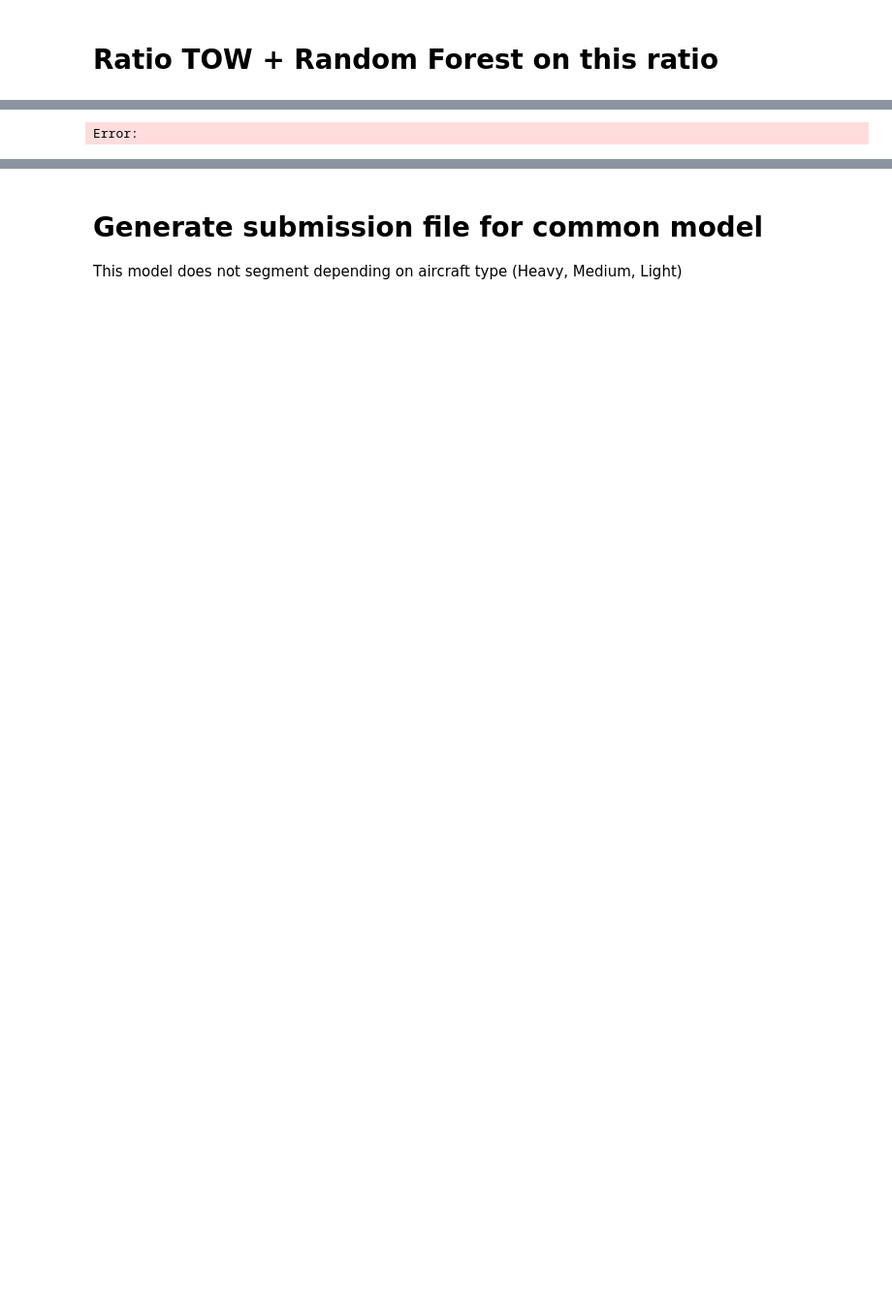
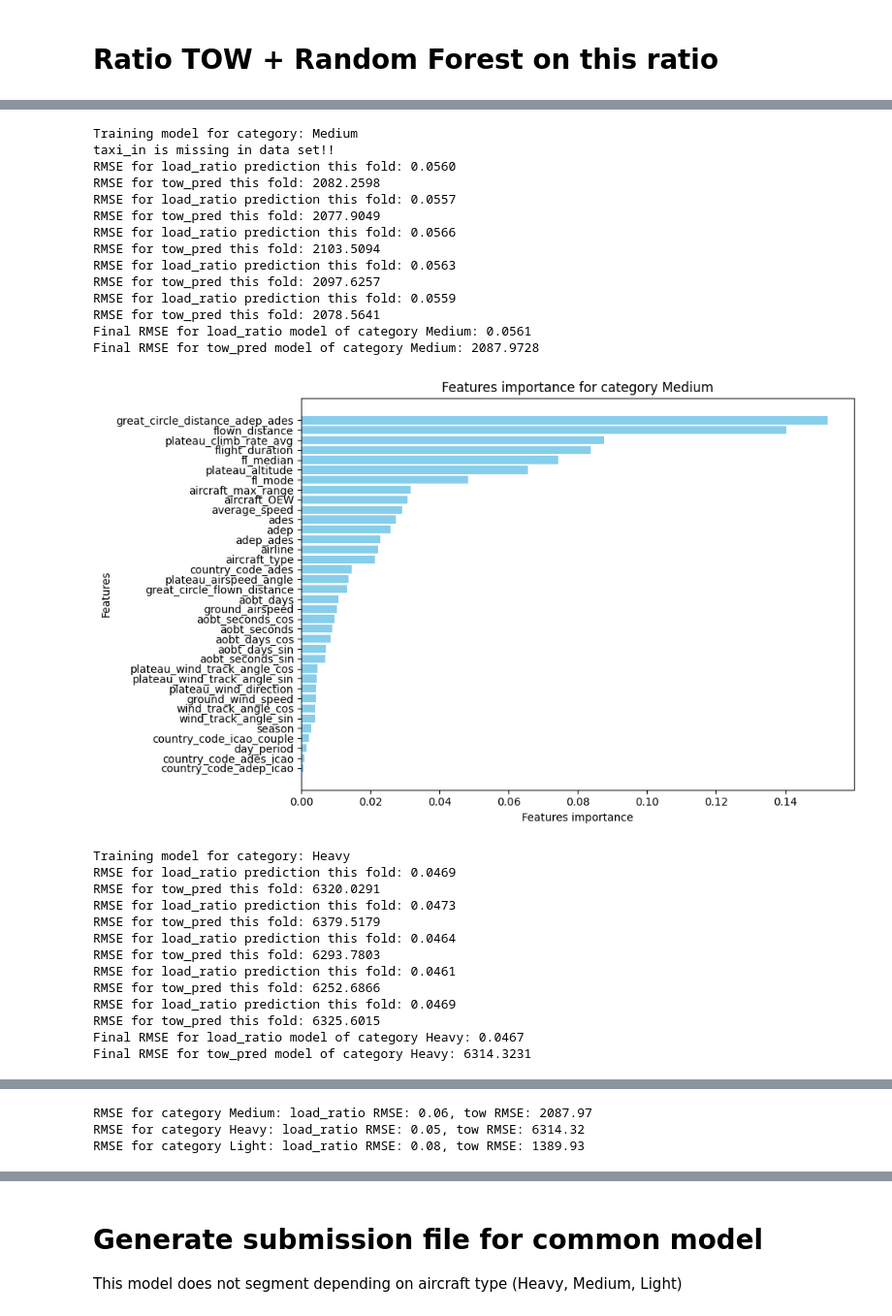
Before and after one commit to PRC-Data-Challenge-2024/team_versatile_yacht, a Jupyter notebook: rf_model.ipynb, the cells around one changed output, grey strips where cells are left out. Shown at 97% size. Cells and saved outputs as stored; diff of their text form; code cells hidden in the pictures; blank space fills up the shorter version.

```diff
--- a/rf_model.ipynb
+++ b/rf_model.ipynb
@@ -231,7 +255,7 @@ df_flight = df_flight[(df_flight['load_ratio'] > 0) & (df_flight['load_ratio'] <
 # List of categorical columns to be encoded
 categorical_cols = [
     'adep',
-    'country_code_adep',
+    'country_code_adep_x',
     'ades',
     'country_code_ades',
     'airline',
@@ -276,7 +300,7 @@ for category in aircraft_categories:
             'adep', 'ades', 'flight_duration',
             'great_circle_distance_adep_ades', 'aircraft_type',
             'country_code_ades', 'average_speed',
-            'fl_mode','fl_median'
+            'fl_mode','fl_median',
             'adep_ades', 'airline', 'great_circle_flown_distance',
             'season', 'day_period',
             'aircraft_OEW', 'plateau_climb_rate_avg', 'plateau_altitude',
@@ -292,7 +316,7 @@ for category in aircraft_categories:
             'adep', 'ades', 'flight_duration', 'flown_distance',
             'aircraft_type', 'country_code_ades', 'average_speed',
             'fl_mode','fl_max','fl_median', 'airline', 'taxiout_time',
-            'season', 'day_period', 'country_code_adep',
+            'season', 'day_period', 'country_code_adep_x',
             'aircraft_MTOW', 'plateau_climb_rate_avg', 'plateau_altitude',
             'aobt_seconds_cos', 'aobt_seconds_sin', 'aobt_days_cos', 'aobt_days_sin',
             'ground_airspeed','ground_wind_speed','wind_track_angle_cos','wind_track_angle_sin',
@@ -305,7 +329,7 @@ for category in aircraft_categories:
             'adep', 'ades', 'flight_duration',
             'great_circle_distance_adep_ades', 'aircraft_type',
             'country_code_ades', 'average_speed',
-            'fl_mode','fl_median', 'airline', 'country_code_adep',
+            'fl_mode','fl_median', 'airline', 'country_code_adep_x',
             'day_period', 'plateau_climb_rate_avg', 'plateau_altitude',
             'aobt_seconds_cos', 'aobt_seconds_sin', 'aobt_days_cos', 'aobt_days_sin',
             'ground_airspeed','ground_wind_speed','wind_track_angle_cos','wind_track_angle_sin',
@@ -369,31 +393,58 @@ for category in aircraft_categories:
 
     # Save the trained model to a .pkl file
     model_filename = os.path.join(output_dir, f'random_forest_model_{category}.pkl')
     joblib.dump(model, model_filename)
 
     # Get feature importances from the trained model
     feature_importances = model.feature_importances_
 
     # Sort features and their importances
     sorted_idx = np.argsort(feature_importances)  # Get indices of features sorted by importance
     sorted_features = np.array(selected_features)[sorted_idx]
     sorted_importances = feature_importances[sorted_idx]
 
     # Visualize feature importances using a horizontal bar chart
     plt.figure(figsize=(10, 6))
     plt.barh(sorted_features, sorted_importances, color='skyblue')
     plt.xlabel('Features importance')  # X-axis label
     plt.ylabel('Features')                  # Y-axis label
     plt.title(f'Features importance for category {category}')  # Plot title
     plt.tight_layout()  # Adjust layout to fit labels
     plt.show()  # Display the feature importance plot
 
 # Display RMSE results for each aircraft category
 for category, rmse in rmse_results.items():
     print(f"RMSE for category {category}: load_ratio RMSE: {rmse['load_ratio_rmse']:.2f}, tow RMSE: {rmse['tow_rmse']:.2f}")
 
 # Save RMSE results into a CSV file for further analysis
 rmse_df = pd.DataFrame(rmse_results.items(), columns=['Aircraft Category', 'RMSE'])
 rmse_df.to_csv('./rmse_results.csv', index=False)  # Save to CSV
 # %% [output]
-Error:
+Training model for category: Medium
+taxi_in is missing in data set!!
+RMSE for load_ratio prediction this fold: 0.0560
+RMSE for tow_pred this fold: 2082.2598
+RMSE for load_ratio prediction this fold: 0.0557
+RMSE for tow_pred this fold: 2077.9049
+RMSE for load_ratio prediction this fold: 0.0566
+RMSE for tow_pred this fold: 2103.5094
+RMSE for load_ratio prediction this fold: 0.0563
+RMSE for tow_pred this fold: 2097.6257
+RMSE for load_ratio prediction this fold: 0.0559
+RMSE for tow_pred this fold: 2078.5641
+Final RMSE for load_ratio model of category Medium: 0.0561
+Final RMSE for tow_pred model of category Medium: 2087.9728
+[figure, added]
+Training model for category: Heavy
+RMSE for load_ratio prediction this fold: 0.0469
+RMSE for tow_pred this fold: 6320.0291
+RMSE for load_ratio prediction this fold: 0.0473
+RMSE for tow_pred this fold: 6379.5179
+RMSE for load_ratio prediction this fold: 0.0464
+RMSE for tow_pred this fold: 6293.7803
+RMSE for load_ratio prediction this fold: 0.0461
+RMSE for tow_pred this fold: 6252.6866
+RMSE for load_ratio prediction this fold: 0.0469
+RMSE for tow_pred this fold: 6325.6015
+Final RMSE for load_ratio model of category Heavy: 0.0467
+Final RMSE for tow_pred model of category Heavy: 6314.3231
@@ -399,0 +467,3 @@ Error:
+RMSE for category Medium: load_ratio RMSE: 0.06, tow RMSE: 2087.97
+RMSE for category Heavy: load_ratio RMSE: 0.05, tow RMSE: 6314.32
+RMSE for category Light: load_ratio RMSE: 0.08, tow RMSE: 1389.93
```
Also changed, not shown: parts of 13 cells of this notebook, 2 other files.
